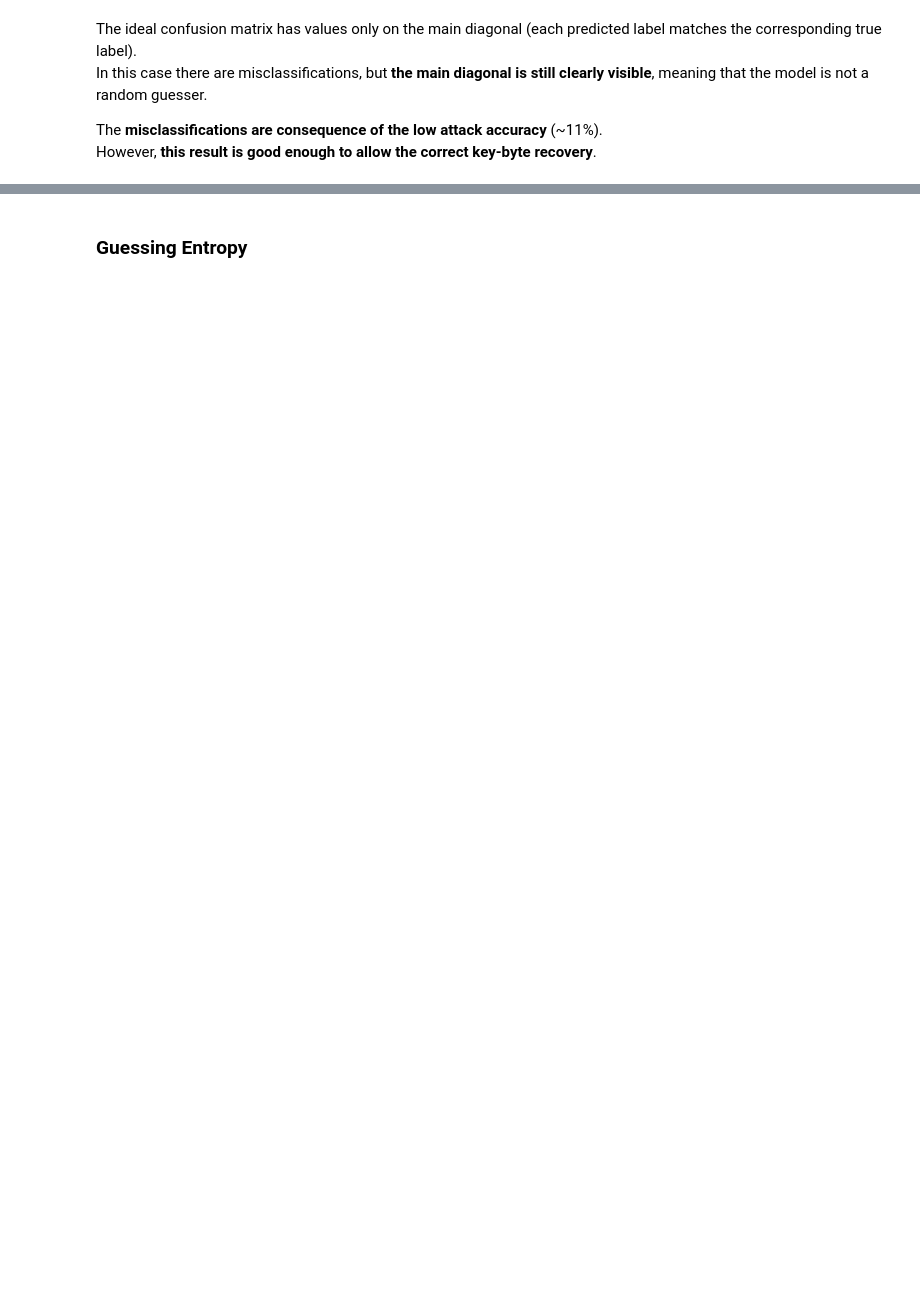
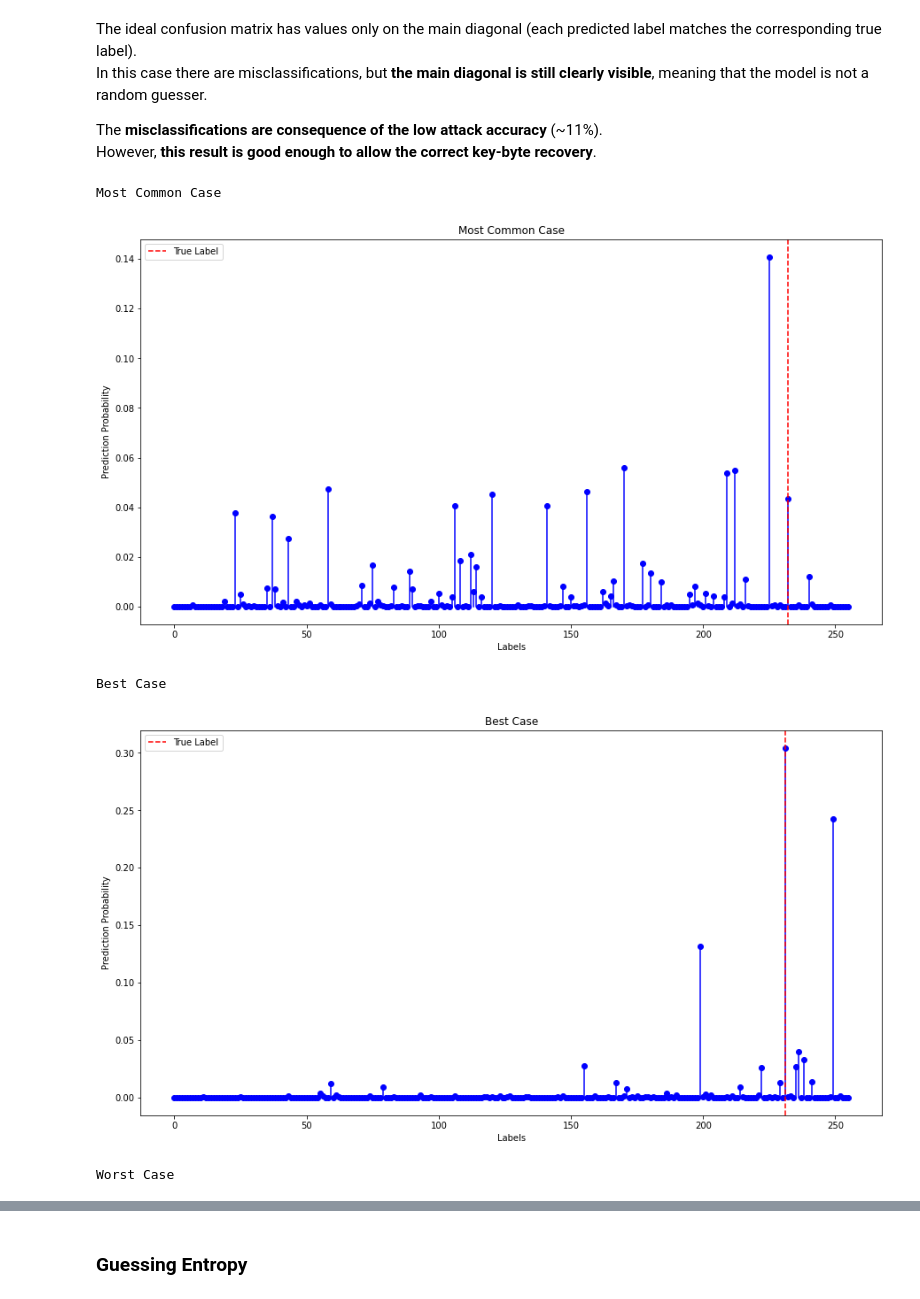
Before and after one commit to luca-castellazzi/EfficientTraining_DLSCA, a Jupyter notebook: notebooks/single_attack_byte5.ipynb, the cells around one changed output, grey strips where cells are left out. Cells and saved outputs as stored; diff of their text form; code cells hidden in the pictures; blank space fills up the shorter version.

```diff
--- a/notebooks/single_attack_byte5.ipynb
+++ b/notebooks/single_attack_byte5.ipynb
@@ -267,3 +338,37 @@ In this case there are misclassifications, but **the main diagonal is still clea
 
 The **misclassifications are consequence of the low attack accuracy** (~11%).\
 However, **this result is good enough to allow the correct key-byte recovery**.
+# %%
+MC = (14, 'Most Common Case')
+B = (7, 'Best Case')
+W = (2, 'Worst Case')
+
+CASES = [MC, B, W]
+OUTPUT_FILES = [PROBS_MC_FILE, PROBS_B_FILE, PROBS_W_FILE]
+OUTPUT_PLOTS = [PROBS_MC_PLOT, PROBS_B_PLOT, PROBS_W_PLOT]
+
+for i, c in enumerate(CASES):
+
+    tr, title = c
+
+    print(title)
+
+    probs = preds[tr]
+    true_label = y_attack[tr].tolist().index(1)
+
+    probs_data = np.append(probs, true_label)
+    probs_data = np.expand_dims(probs_data, axis=0)
+    probs_df = pl.DataFrame(
+        data=probs_data,
+        columns=[f'Target_{j}' if j != 256 else 'TrueLabel'
+                 for j in range(probs_data.shape[1])]
+    )
+    probs_df.write_csv(OUTPUT_FILES[i])
+
+    plot_probs(probs, true_label, title, OUTPUT_PLOTS[i])
+# %% [output]
+Most Common Case
+[figure, added]
+Best Case
+[figure, added]
+Worst Case
```
Also changed, not shown: parts of 9 cells of this notebook.
